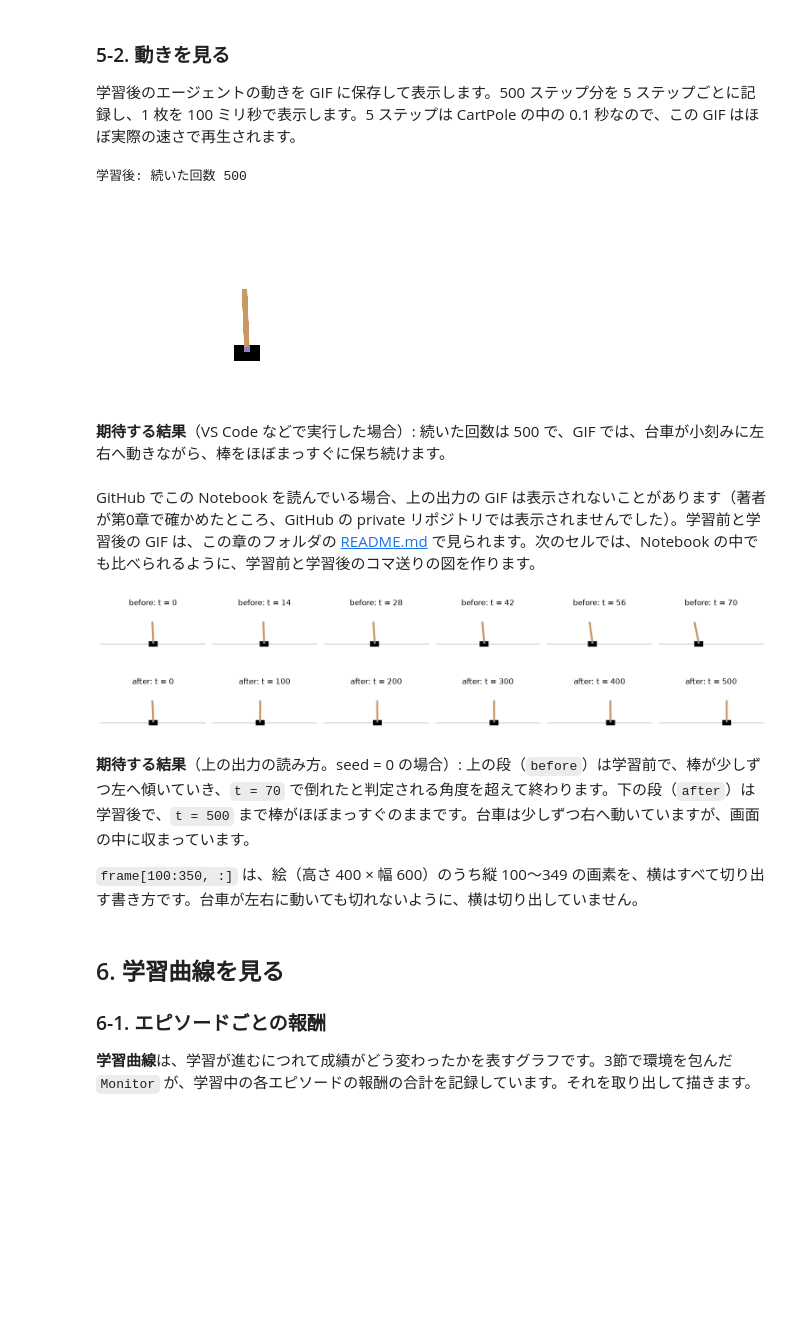
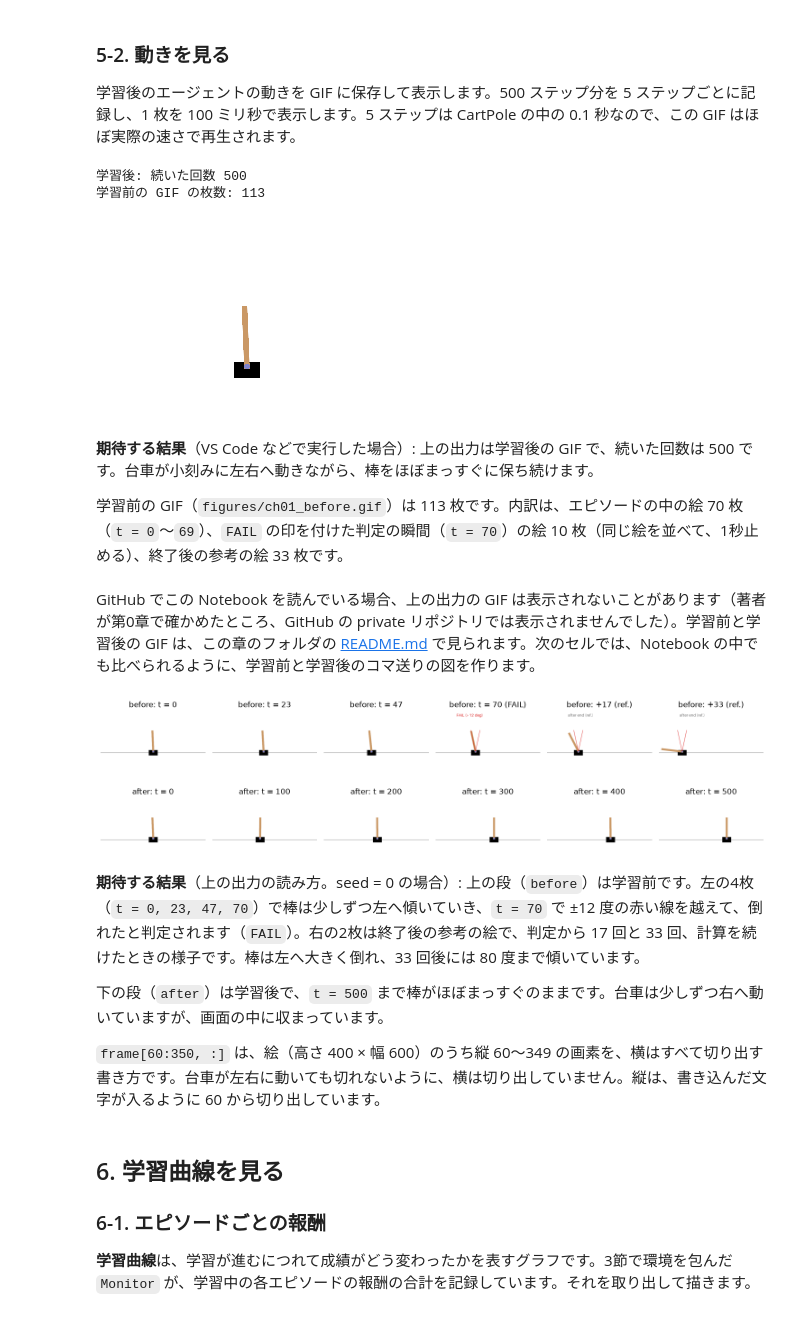
Before and after one commit to SanghunIm1991/gymnasium-rl-textbook, a Jupyter notebook: chapters/ch01_first_training/ch01_first_training.ipynb, the cells around one changed output. Saved outputs shown, nothing was run; the diff lists cells and outputs as text; code cells hidden in the pictures; blank space fills up the shorter version.

Commit message:
[claude] 第1章の学習前の絵に、判定の瞬間の印と終了後の参考の絵を追加
Co-Authored-By: Claude Opus 5.5 <noreply@anthropic.com>

```diff
--- a/chapters/ch01_first_training/ch01_first_training.ipynb
+++ b/chapters/ch01_first_training/ch01_first_training.ipynb
@@ -111,7 +141,8 @@ PPO のモデルを作ります。**PPO**（Proximal Policy Optimization）は
 train_env = Monitor(gym.make("CartPole-v1"))
 model = PPO("MlpPolicy", train_env, seed=0, device="cpu", tensorboard_log="logs")
 
-before_shots, before_steps = record_episode(model, seed=0)
+before_shots, before_steps, before_after = record_episode(model, seed=0)
 print("学習前: 続いた回数", before_steps)
+print("学習前: 判定のあと、参考として計算を続けた回数", len(before_after))
 # %% [output]
 学習前: 続いた回数 70
@@ -161,38 +193,54 @@ print(f"学習後の成績: 平均 {mean_reward:.1f}、ばらつき（標準偏
 
 学習後のエージェントの動きを GIF に保存して表示します。500 ステップ分を 5 ステップごとに記録し、1 枚を 100 ミリ秒で表示します。5 ステップは CartPole の中の 0.1 秒なので、この GIF はほぼ実際の速さで再生されます。
 # %%
-after_shots, after_steps = record_episode(model, seed=0, every=5)
+after_shots, after_steps, _ = record_episode(model, seed=0, every=5)
 print("学習後: 続いた回数", after_steps)
 
-save_gif(before_shots, FIGURES / "ch01_before.gif", duration=100)
-save_gif(after_shots, FIGURES / "ch01_after.gif", duration=100)
+# 学習前: エピソードの中の絵 → 判定の瞬間（少し長く止める）→ 終了後に倒れていく絵（参考）
+before_frames = [frame for _, frame in before_shots] + [before_shots[-1][1]] * 9 + before_after
+save_gif(before_frames, FIGURES / "ch01_before.gif", duration=100)
+save_gif([frame for _, frame in after_shots], FIGURES / "ch01_after.gif", duration=100)
+print("学習前の GIF の枚数:", len(before_frames))
 Image(filename=FIGURES / "ch01_after.gif")
 # %% [output]
 学習後: 続いた回数 500
+学習前の GIF の枚数: 113
 [figure]
 # %% [markdown]
-**期待する結果**（VS Code などで実行した場合）: 続いた回数は 500 で、GIF では、台車が小刻みに左右へ動きながら、棒をほぼまっすぐに保ち続けます。
+**期待する結果**（VS Code などで実行した場合）: 上の出力は学習後の GIF で、続いた回数は 500 です。台車が小刻みに左右へ動きながら、棒をほぼまっすぐに保ち続けます。
+
+学習前の GIF（`figures/ch01_before.gif`）は 113 枚です。内訳は、エピソードの中の絵 70 枚（`t = 0`〜`69`）、`FAIL` の印を付けた判定の瞬間（`t = 70`）の絵 10 枚（同じ絵を並べて、1秒止める）、終了後の参考の絵 33 枚です。
 # %% [markdown]
 GitHub でこの Notebook を読んでいる場合、上の出力の GIF は表示されないことがあります（著者が第0章で確かめたところ、GitHub の private リポジトリでは表示されませんでした）。学習前と学習後の GIF は、この章のフォルダの [README.md](README.md) で見られます。次のセルでは、Notebook の中でも比べられるように、学習前と学習後のコマ送りの図を作ります。
 # %%
-# 学習前（上の段）と学習後（下の段）の絵を、それぞれ等間隔に6枚選んで並べる
-fig, axes = plt.subplots(2, 6, figsize=(15, 4.2))
-for row, (label, shots) in enumerate([("before", before_shots), ("after", after_shots)]):
-    picks = np.linspace(0, len(shots) - 1, 6).round().astype(int)
-    for ax, i in zip(axes[row], picks):
-        t, frame = shots[i]
-        ax.imshow(frame[100:350, :])
-        ax.set_title(f"{label}: t = {t}")
+# 上の段: 学習前のエピソードから4枚（最後は判定の瞬間）と、終了後の参考から2枚
+before_panels = [(frame, f"before: t = {t}") for t, frame in
+                 (before_shots[i] for i in np.linspace(0, len(before_shots) - 1, 4).round().astype(int))]
+before_panels[-1] = (before_panels[-1][0], before_panels[-1][1] + " (FAIL)")
+middle = len(before_after) // 2
+before_panels.append((before_after[middle], f"before: +{middle + 1} (ref.)"))
+before_panels.append((before_after[-1], f"before: +{len(before_after)} (ref.)"))
+# 下の段: 学習後のエピソードから等間隔に6枚
+after_panels = [(frame, f"after: t = {t}") for t, frame in
+                (after_shots[i] for i in np.linspace(0, len(after_shots) - 1, 6).round().astype(int))]
+
+fig, axes = plt.subplots(2, 6, figsize=(15, 4.6))
+for row, panels in enumerate([before_panels, after_panels]):
+    for ax, (frame, title) in zip(axes[row], panels):
+        ax.imshow(frame[60:350, :])
+        ax.set_title(title)
         ax.axis("off")
 fig.tight_layout()
 fig.savefig(FIGURES / "ch01_before_after_frames.png", dpi=80)
 plt.show()
 # %% [output]
-[figure, old version]
+[figure, new version]
 # %% [markdown]
-**期待する結果**（上の出力の読み方。seed = 0 の場合）: 上の段（`before`）は学習前で、棒が少しずつ左へ傾いていき、`t = 70` で倒れたと判定される角度を超えて終わります。下の段（`after`）は学習後で、`t = 500` まで棒がほぼまっすぐのままです。台車は少しずつ右へ動いていますが、画面の中に収まっています。
+**期待する結果**（上の出力の読み方。seed = 0 の場合）: 上の段（`before`）は学習前です。左の4枚（`t = 0, 23, 47, 70`）で棒は少しずつ左へ傾いていき、`t = 70` で ±12 度の赤い線を越えて、倒れたと判定されます（`FAIL`）。右の2枚は終了後の参考の絵で、判定から 17 回と 33 回、計算を続けたときの様子です。棒は左へ大きく倒れ、33 回後には 80 度まで傾いています。
 
-`frame[100:350, :]` は、絵（高さ 400 × 幅 600）のうち縦 100〜349 の画素を、横はすべて切り出す書き方です。台車が左右に動いても切れないように、横は切り出していません。
+下の段（`after`）は学習後で、`t = 500` まで棒がほぼまっすぐのままです。台車は少しずつ右へ動いていますが、画面の中に収まっています。
+
+`frame[60:350, :]` は、絵（高さ 400 × 幅 600）のうち縦 60〜349 の画素を、横はすべて切り出す書き方です。台車が左右に動いても切れないように、横は切り出していません。縦は、書き込んだ文字が入るように 60 から切り出しています。
 # %% [markdown]
 ## 6. 学習曲線を見る
 
```
Also changed, not shown: parts of 7 cells of this notebook, 4 other files.
